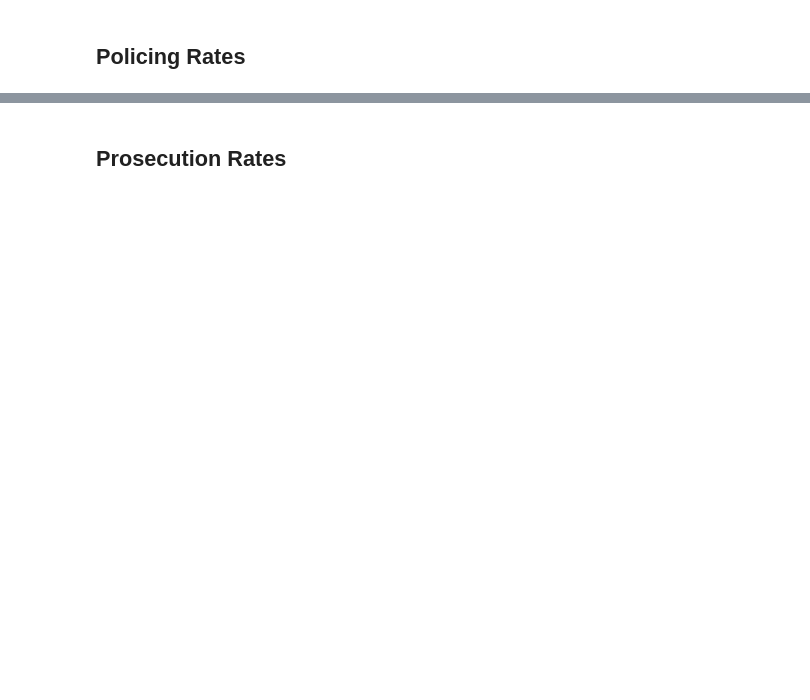
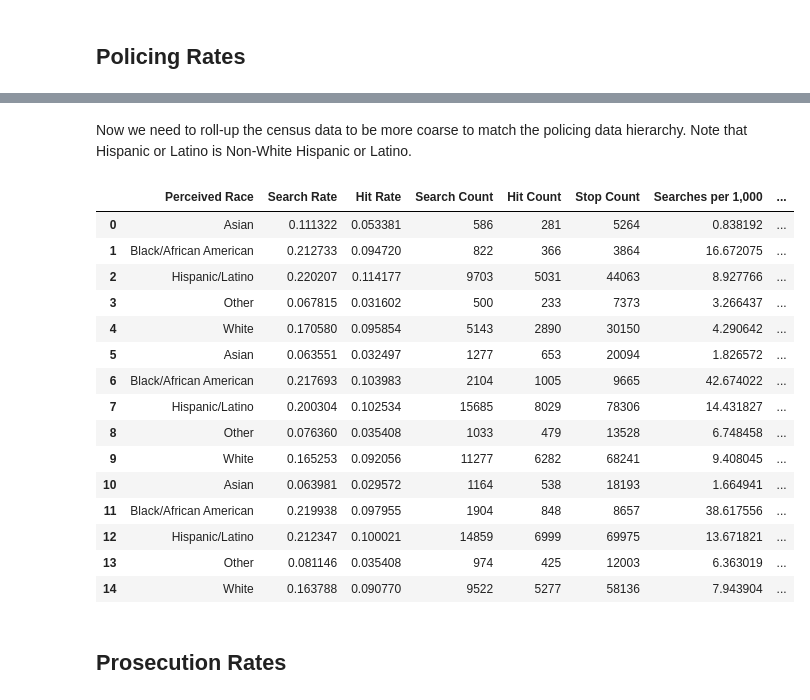
Before and after one commit to laurenbchu/honors-thesis, a Jupyter notebook: notebooks/Data_Exploration.ipynb, the cells around one changed output, grey strips where cells are left out. Saved outputs shown, nothing was run; the diff lists cells and outputs as text; code cells hidden in the pictures; blank space fills up the shorter version.

```diff
--- a/notebooks/Data_Exploration.ipynb
+++ b/notebooks/Data_Exploration.ipynb
@@ -66,7 +67,6 @@ prosecution['year'] = prosecution['filed_date'].dt.year
 # %%
 # Data link
-data_url = "https://api.census.gov/data/2020/dec/pl?get=group(P1)&ucgid=0500000US06059"
+data_url = "https://api.census.gov/data/2020/dec/pl?get=group(P2)&ucgid=0500000US06059"
 orange_census = pd.read_json(data_url)
 orange_census.columns = orange_census.iloc[0]
 orange_census = orange_census.iloc[1:]
-orange_census
@@ -151,3 +114,11 @@ dtype: int64
+# %%
+# Collapse all of the non-relevant racial categories in RIPA data to "Other"
+policing["RAE_FULL"] = policing["RAE_FULL"].replace([
+    "Middle Eastern/South Asian",
+    "Multiracial",
+    "Native American",
+    "Pacific Islander"
+], "Other")
 # %%
 # Create a column to indicate if any search occurred
 policing["SEARCHED"] = (
@@ -211,0 +163,2 @@ policing_tbl
+# %% [markdown]
+Now we need to roll-up the census data to be more coarse to match the policing data hierarchy. Note that Hispanic or Latino is Non-White Hispanic or Latino.
@@ -212,2 +192,45 @@ policing_tbl
+# %%
+# Adds the per-capita rates to each table
+
+pop_21 = census_coarse.reindex(policing_21.index)
+policing_21["Searches per 1,000"] = (policing_21["Search Count"] / pop_21) * 1000
+policing_21["Hits per 1,000"] = (policing_21["Hit Count"] / pop_21) * 1000
+policing_21["Stops per 1,000"] = (policing_21["Stop Count"] / pop_21) * 1000
+
+pop_22 = census_coarse.reindex(policing_22.index)
+policing_22["Searches per 1,000"] = (policing_22["Search Count"] / pop_22) * 1000
+policing_22["Hits per 1,000"] = (policing_22["Hit Count"] / pop_22) * 1000
+policing_22["Stops per 1,000"] = (policing_22["Stop Count"] / pop_22) * 1000
+
+pop_23 = census_coarse.reindex(policing_23.index)
+policing_23["Searches per 1,000"] = (policing_23["Search Count"] / pop_23) * 1000
+policing_23["Hits per 1,000"] = (policing_23["Hit Count"] / pop_23) * 1000
+policing_23["Stops per 1,000"] = (policing_23["Stop Count"] / pop_23) * 1000
+# %%
+# Create 1 big table
+
+p21 = policing_21.reset_index().assign(Year=2021)
+p22 = policing_22.reset_index().assign(Year=2022)
+p23 = policing_23.reset_index().assign(Year=2023)
+
+policing_all = pd.concat([p21, p22, p23], ignore_index=True)
+policing_all
+# %% [output]
+|  | Perceived Race | Search Rate | Hit Rate | Search Count | Hit Count | Stop Count | Searches per 1,000 | ... |
+| 0 | Asian | 0.111322 | 0.053381 | 586 | 281 | 5264 | 0.838192 | ... |
+| 1 | Black/African American | 0.212733 | 0.094720 | 822 | 366 | 3864 | 16.672075 | ... |
+| 2 | Hispanic/Latino | 0.220207 | 0.114177 | 9703 | 5031 | 44063 | 8.927766 | ... |
+| 3 | Other | 0.067815 | 0.031602 | 500 | 233 | 7373 | 3.266437 | ... |
+| 4 | White | 0.170580 | 0.095854 | 5143 | 2890 | 30150 | 4.290642 | ... |
+| 5 | Asian | 0.063551 | 0.032497 | 1277 | 653 | 20094 | 1.826572 | ... |
+| 6 | Black/African American | 0.217693 | 0.103983 | 2104 | 1005 | 9665 | 42.674022 | ... |
+| 7 | Hispanic/Latino | 0.200304 | 0.102534 | 15685 | 8029 | 78306 | 14.431827 | ... |
+| 8 | Other | 0.076360 | 0.035408 | 1033 | 479 | 13528 | 6.748458 | ... |
+| 9 | White | 0.165253 | 0.092056 | 11277 | 6282 | 68241 | 9.408045 | ... |
+| 10 | Asian | 0.063981 | 0.029572 | 1164 | 538 | 18193 | 1.664941 | ... |
+| 11 | Black/African American | 0.219938 | 0.097955 | 1904 | 848 | 8657 | 38.617556 | ... |
+| 12 | Hispanic/Latino | 0.212347 | 0.100021 | 14859 | 6999 | 69975 | 13.671821 | ... |
+| 13 | Other | 0.081146 | 0.035408 | 974 | 425 | 12003 | 6.363019 | ... |
+| 14 | White | 0.163788 | 0.090770 | 9522 | 5277 | 58136 | 7.943904 | ... |
 # %% [markdown]
 ## Prosecution Rates
```
Also changed, not shown: parts of 18 cells of this notebook.
